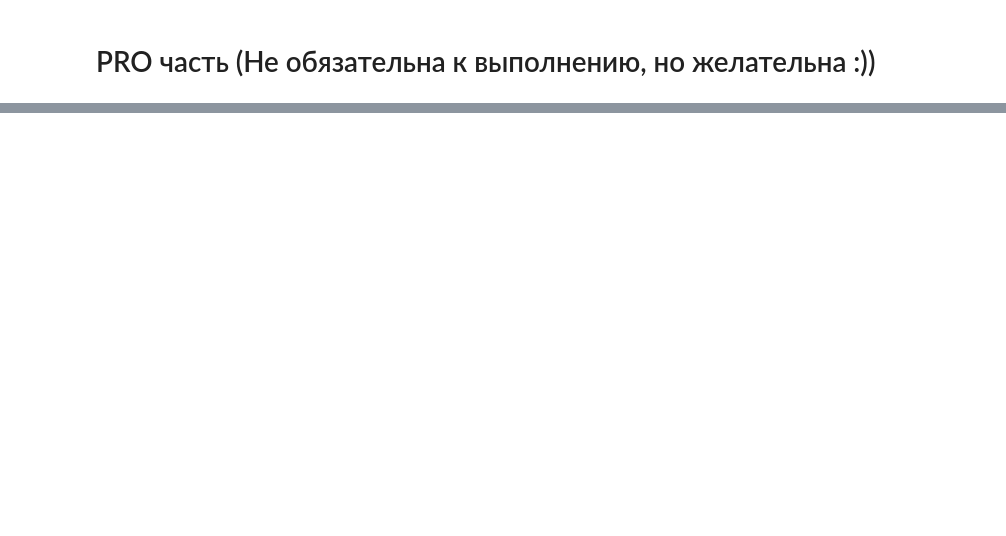
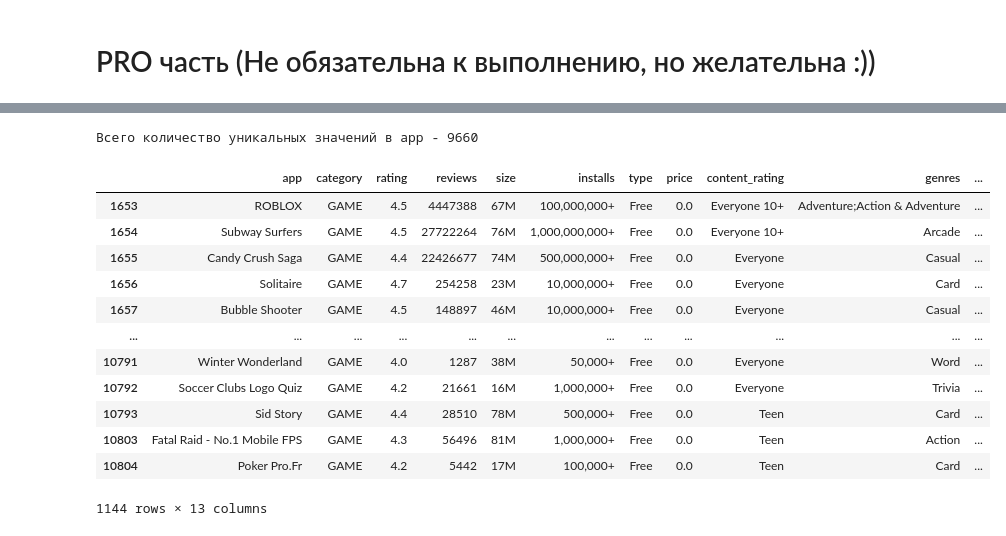
Before and after one commit to W1llAnn/1tdata-homework, a Jupyter notebook: 1.3 - homework PRO.ipynb, the cells around one changed output, grey strips where cells are left out. Cells and saved outputs as stored; diff of their text form; code cells hidden in the pictures; blank space fills up the shorter version.

```diff
--- a/1.3 - homework PRO.ipynb
+++ b/1.3 - homework PRO.ipynb
@@ -33,0 +280,21 @@ __Super-Hard задание__
+# %%
+print(f"Всего количество уникальных значений в app - {df['app'].nunique()}")
+# %% [output]
+Всего количество уникальных значений в app - 9660
+# %%
+df_fltgame = df[df['category'] == 'GAME']
+df_fltgame
+# %% [output]
+|  | app | category | rating | reviews | size | installs | type | price | content_rating | genres | ... |
+| 1653 | ROBLOX | GAME | 4.5 | 4447388 | 67M | 100,000,000+ | Free | 0.0 | Everyone 10+ | Adventure;Action & Adventure | ... |
+| 1654 | Subway Surfers | GAME | 4.5 | 27722264 | 76M | 1,000,000,000+ | Free | 0.0 | Everyone 10+ | Arcade | ... |
+| 1655 | Candy Crush Saga | GAME | 4.4 | 22426677 | 74M | 500,000,000+ | Free | 0.0 | Everyone | Casual | ... |
+| 1656 | Solitaire | GAME | 4.7 | 254258 | 23M | 10,000,000+ | Free | 0.0 | Everyone | Card | ... |
+| 1657 | Bubble Shooter | GAME | 4.5 | 148897 | 46M | 10,000,000+ | Free | 0.0 | Everyone | Casual | ... |
+| ... | ... | ... | ... | ... | ... | ... | ... | ... | ... | ... | ... |
+| 10791 | Winter Wonderland | GAME | 4.0 | 1287 | 38M | 50,000+ | Free | 0.0 | Everyone | Word | ... |
+| 10792 | Soccer Clubs Logo Quiz | GAME | 4.2 | 21661 | 16M | 1,000,000+ | Free | 0.0 | Everyone | Trivia | ... |
+| 10793 | Sid Story | GAME | 4.4 | 28510 | 78M | 500,000+ | Free | 0.0 | Teen | Card | ... |
+| 10803 | Fatal Raid - No.1 Mobile FPS | GAME | 4.3 | 56496 | 81M | 1,000,000+ | Free | 0.0 | Teen | Action | ... |
+| 10804 | Poker Pro.Fr | GAME | 4.2 | 5442 | 17M | 100,000+ | Free | 0.0 | Teen | Card | ... |
+1144 rows × 13 columns
```
Also changed, not shown: parts of 108 cells of this notebook, 1 other file.
